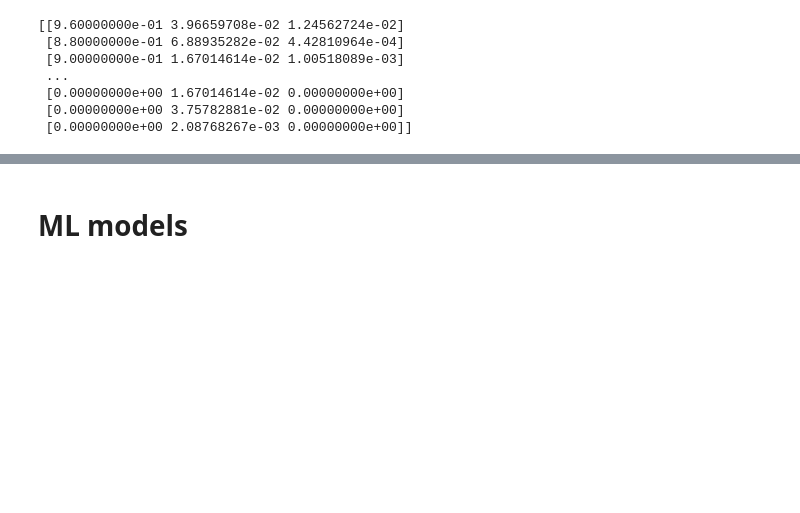
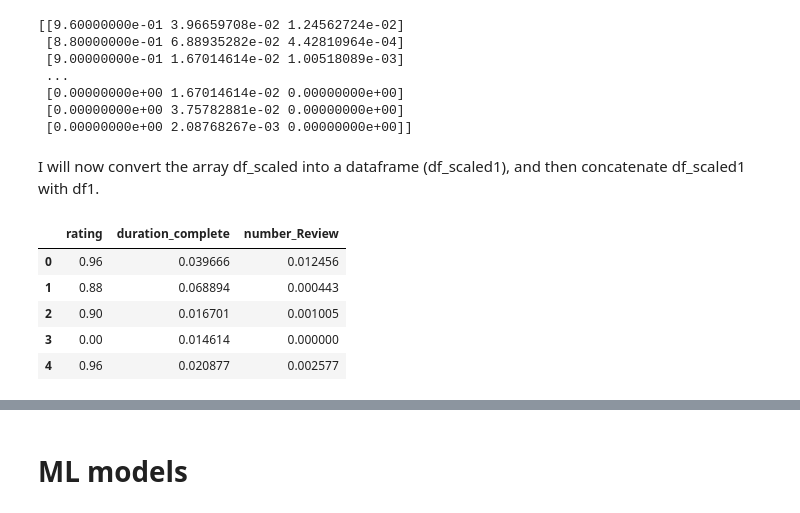
Before and after one commit to Daniela-MB/Time_series_analysis, a Jupyter notebook: CA1_Project_MLB_DanielaMarianoBarreto.ipynb, the cells around one changed output, grey strips where cells are left out. Saved outputs shown, nothing was run; the diff lists cells and outputs as text; code cells hidden in the pictures; blank space fills up the shorter version.

```diff
--- a/CA1_Project_MLB_DanielaMarianoBarreto.ipynb
+++ b/CA1_Project_MLB_DanielaMarianoBarreto.ipynb
@@ -276,3 +276,16 @@ print(df_scaled)
  [0.00000000e+00 1.67014614e-02 0.00000000e+00]
  [0.00000000e+00 3.75782881e-02 0.00000000e+00]
  [0.00000000e+00 2.08768267e-03 0.00000000e+00]]
+# %% [markdown]
+I will now convert the array df_scaled into a dataframe (df_scaled1), and then concatenate df_scaled1 with df1.
+# %%
+columns = ["rating", "duration_complete", "number_Review"]
+df_scaled1 = pd.DataFrame(df_scaled, columns=columns)
+df_scaled1.head()
+# %% [output]
+|  | rating | duration_complete | number_Review |
+| 0 | 0.96 | 0.039666 | 0.012456 |
+| 1 | 0.88 | 0.068894 | 0.000443 |
+| 2 | 0.90 | 0.016701 | 0.001005 |
+| 3 | 0.00 | 0.014614 | 0.000000 |
+| 4 | 0.96 | 0.020877 | 0.002577 |
```
Also changed, not shown: parts of 9 cells of this notebook, 1 other file.
